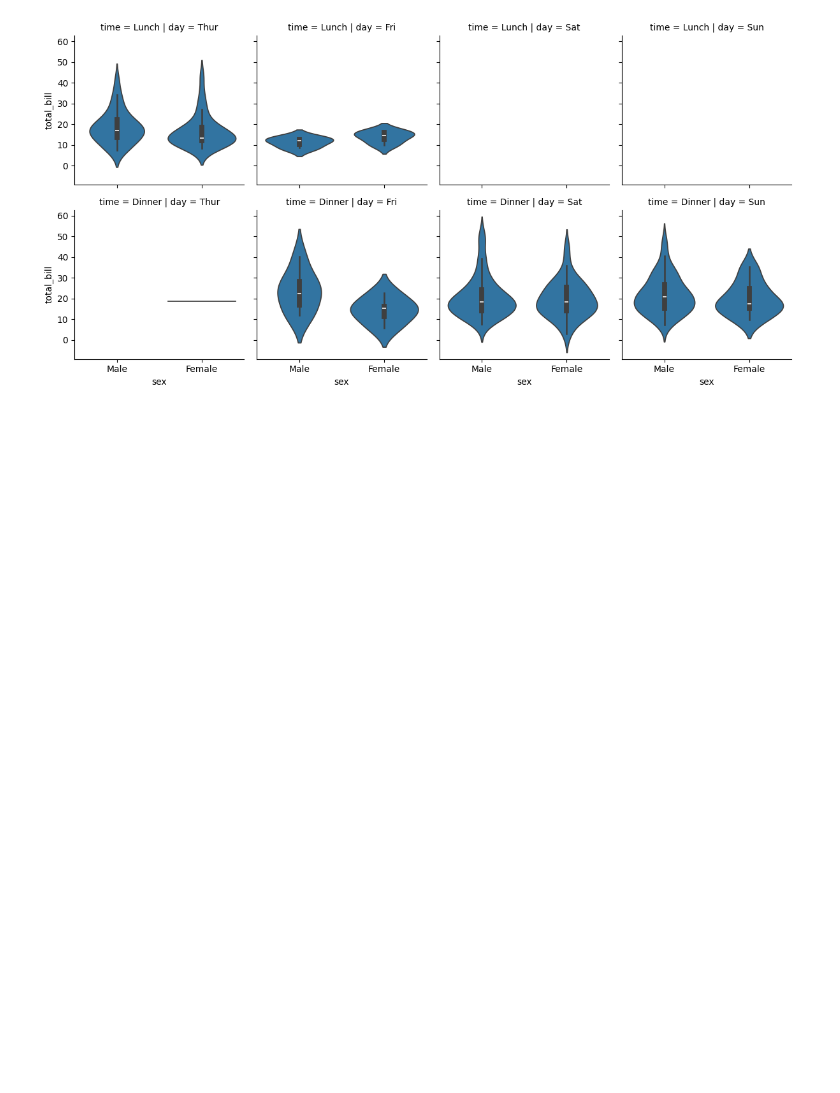
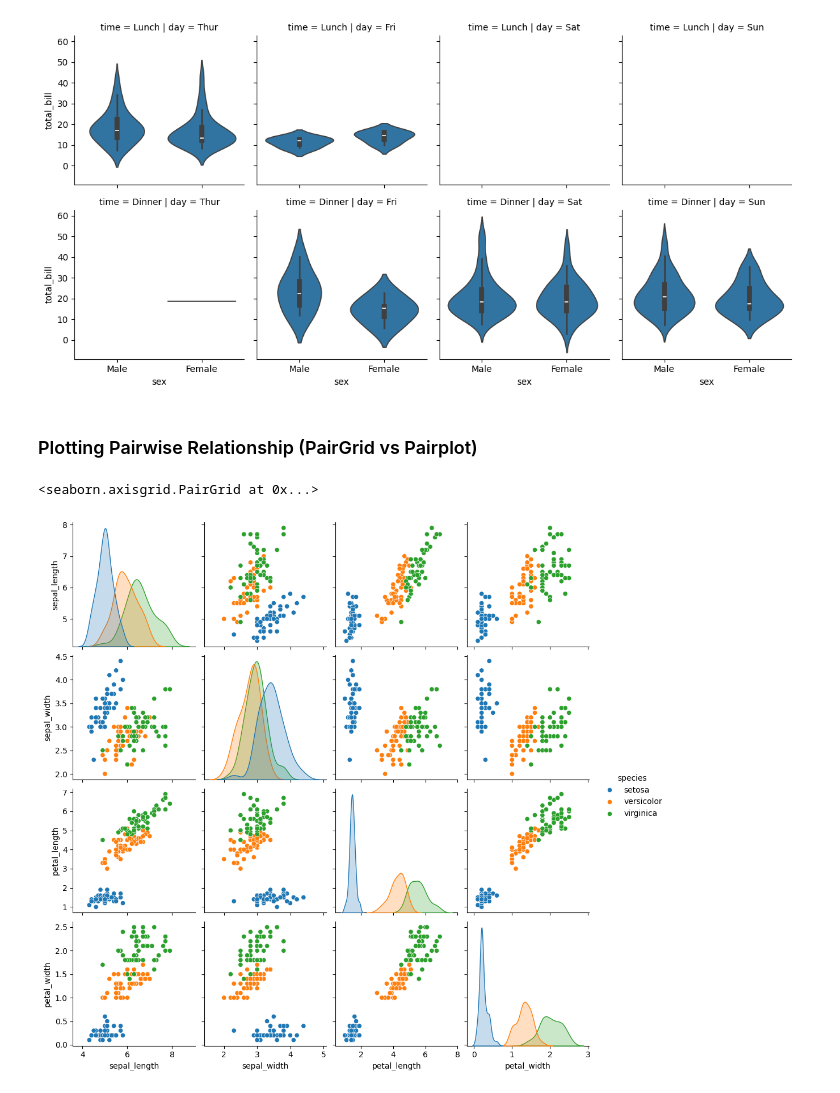
Before and after one commit to simran-aug15/Seaborn, a Jupyter notebook: multi_plots.ipynb, the cells around one changed output. Cells and saved outputs as stored; diff of their text form; code cells hidden in the pictures; blank space fills up the shorter version.

```diff
--- a/multi_plots.ipynb
+++ b/multi_plots.ipynb
@@ -20,3 +20,13 @@ g.add_legend()
 # %% [output]
 <seaborn.axisgrid.FacetGrid at 0x...>
 [figure]
+# %% [markdown]
+### Plotting Pairwise Relationship (PairGrid vs Pairplot)
+# %%
+iris=sns.load_dataset('iris')
+# %%
+# Pairplot : Detect how many numerical columns in data,and create scatterplot between each of them and between same values
+sns.pairplot(iris,hue='species')
+# %% [output]
+<seaborn.axisgrid.PairGrid at 0x...>
+[figure, added]
```
